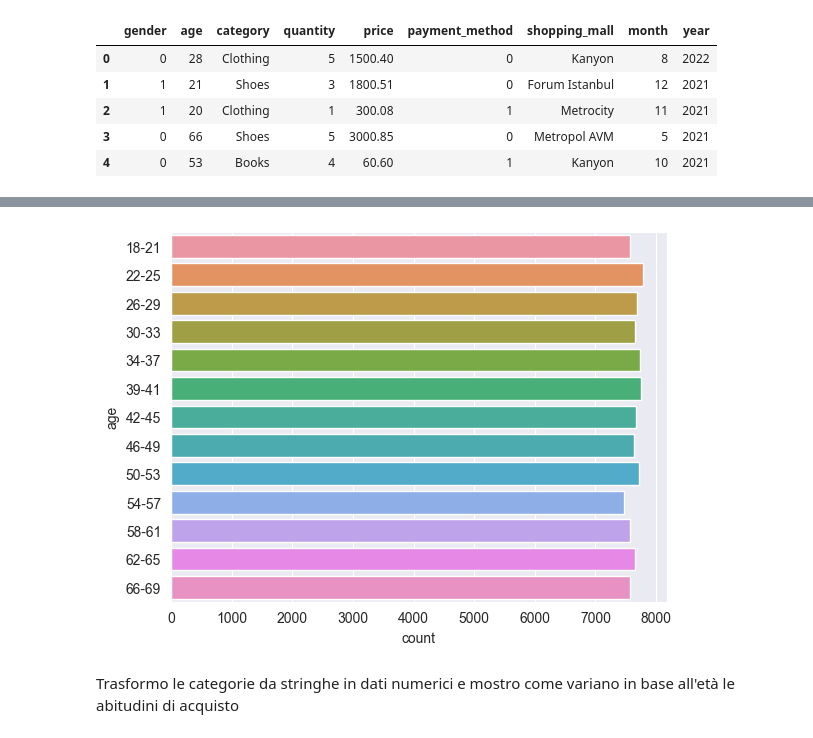
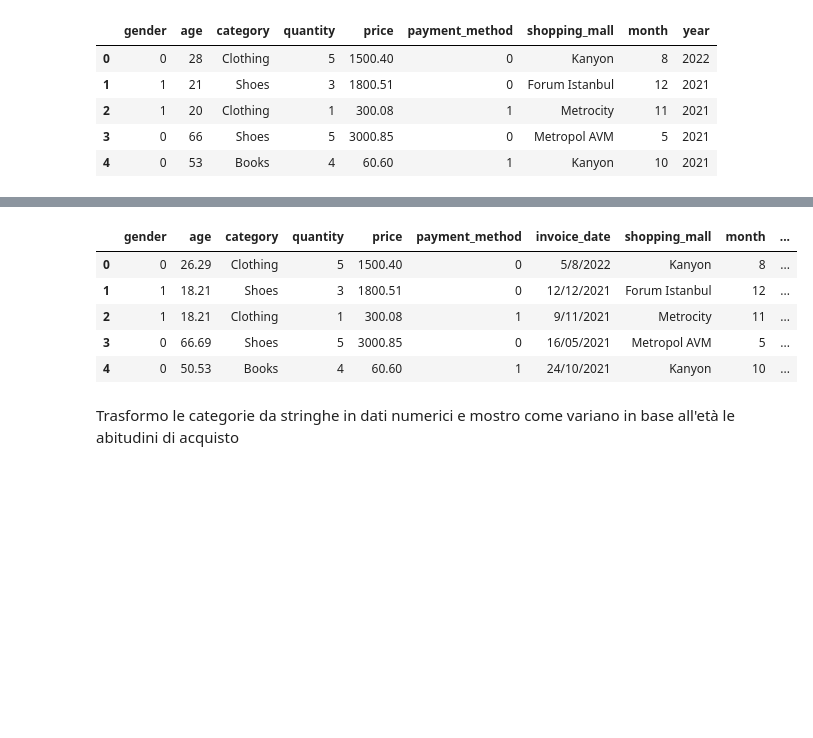
Before and after one commit to pasquale9197/Rainfall-prediction-in-Australia-a-Data-Mining-project, a Jupyter notebook: CustomerShopping progettoDataMining.ipynb, the cells around one changed output, grey strips where cells are left out. Saved outputs shown, nothing was run; the diff lists cells and outputs as text; code cells hidden in the pictures; blank space fills up the shorter version.

```diff
--- a/CustomerShopping progettoDataMining.ipynb
+++ b/CustomerShopping progettoDataMining.ipynb
@@ -248,35 +249,41 @@ plt.show()
 dfSplitAge = df.copy()
 dfSplitAge['age'].replace(
     [18, 19, 20, 21,
      22, 23, 24, 25,
      26, 27, 28, 29,
      30, 31, 32, 33,
      34, 35, 36, 37,
      38, 39, 40, 41,
      42, 43, 44, 45,
      46, 47, 48, 49,
      50, 51, 52, 53,
      54, 55, 56, 57,
      58, 59, 60, 61,
      62, 63, 64, 65,
      66, 67, 68, 69],
     [18.21, 18.21, 18.21, 18.21,
      22.25, 22.25, 22.25, 22.25,
      26.29, 26.29, 26.29, 26.29,
      30.33, 30.33, 30.33, 30.33,
      34.37, 34.37, 34.37, 34.37,
      38.41, 38.41, 38.41, 38.41,
      42.45, 42.45, 42.45, 42.45,
      46.49, 46.49, 46.49, 46.49,
      50.53, 50.53, 50.53, 50.53,
      54.57, 54.57, 54.57, 54.57,
      58.61, 58.61, 58.61, 58.61,
      62.65, 62.65, 62.65, 62.65,
      66.69, 66.69, 66.69, 66.69], inplace=True)
 
-labels = ['18-21', '22-25', '26-29', '30-33', '34-37', '39-41', '42-45', '46-49', '50-53', '54-57', '58-61', '62-65', '66-69']
-ccd = sb.countplot(y = dfSplitAge['age']).set_yticklabels(labels)
+#labels = ['18-21', '22-25', '26-29', '30-33', '34-37', '39-41', '42-45', '46-49', '50-53', '54-57', '58-61', '62-65', '66-69']
+#ccd = sb.countplot(y = dfSplitAge['age']).set_yticklabels(labels)
+dfSplitAge.head()
 # %% [output]
-[figure, removed]
+|  | gender | age | category | quantity | price | payment_method | invoice_date | shopping_mall | month | ... |
+| 0 | 0 | 26.29 | Clothing | 5 | 1500.40 | 0 | 5/8/2022 | Kanyon | 8 | ... |
+| 1 | 1 | 18.21 | Shoes | 3 | 1800.51 | 0 | 12/12/2021 | Forum Istanbul | 12 | ... |
+| 2 | 1 | 18.21 | Clothing | 1 | 300.08 | 1 | 9/11/2021 | Metrocity | 11 | ... |
+| 3 | 0 | 66.69 | Shoes | 5 | 3000.85 | 0 | 16/05/2021 | Metropol AVM | 5 | ... |
+| 4 | 0 | 50.53 | Books | 4 | 60.60 | 1 | 24/10/2021 | Kanyon | 10 | ... |
 # %% [markdown]
 Trasformo le categorie da stringhe in dati numerici e mostro come variano in base all'età le abitudini di acquisto
```
Also changed, not shown: parts of 6 cells of this notebook.
